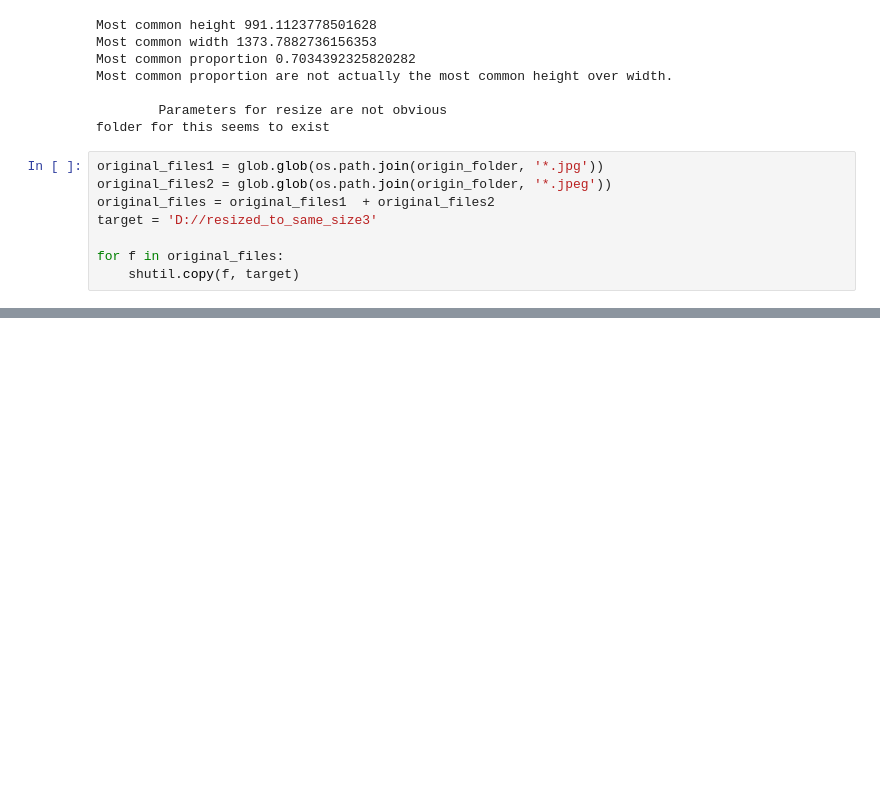
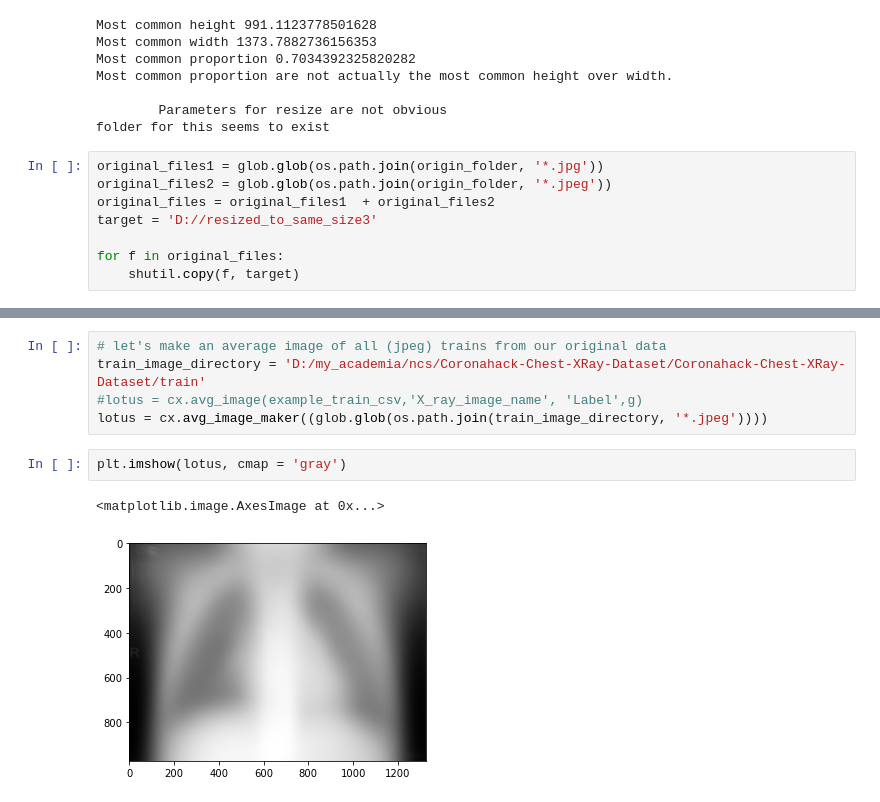
Before and after one commit to drcandacemakedamoore/cleanX, a Jupyter notebook: workflow_demo/cleanX_run_example.ipynb, the cells around one changed output, grey strips where cells are left out. Cells and saved outputs as stored; diff of their text form; blank space fills up the shorter version.

```diff
--- a/workflow_demo/cleanX_run_example.ipynb
+++ b/workflow_demo/cleanX_run_example.ipynb
@@ -416,0 +442,10 @@ for file in os.listdir(g):
+# %%
+# let's make an average image of all (jpeg) trains from our original data
+train_image_directory = 'D:/my_academia/ncs/Coronahack-Chest-XRay-Dataset/Coronahack-Chest-XRay-Dataset/train'
+#lotus = cx.avg_image(example_train_csv,'X_ray_image_name', 'Label',g)
+lotus = cx.avg_image_maker((glob.glob(os.path.join(train_image_directory, '*.jpeg'))))
+# %%
+plt.imshow(lotus, cmap = 'gray')
+# %% [output]
+<matplotlib.image.AxesImage at 0x...>
+[figure, added]
```
Also changed, not shown: parts of 11 cells of this notebook, 1 other file.
